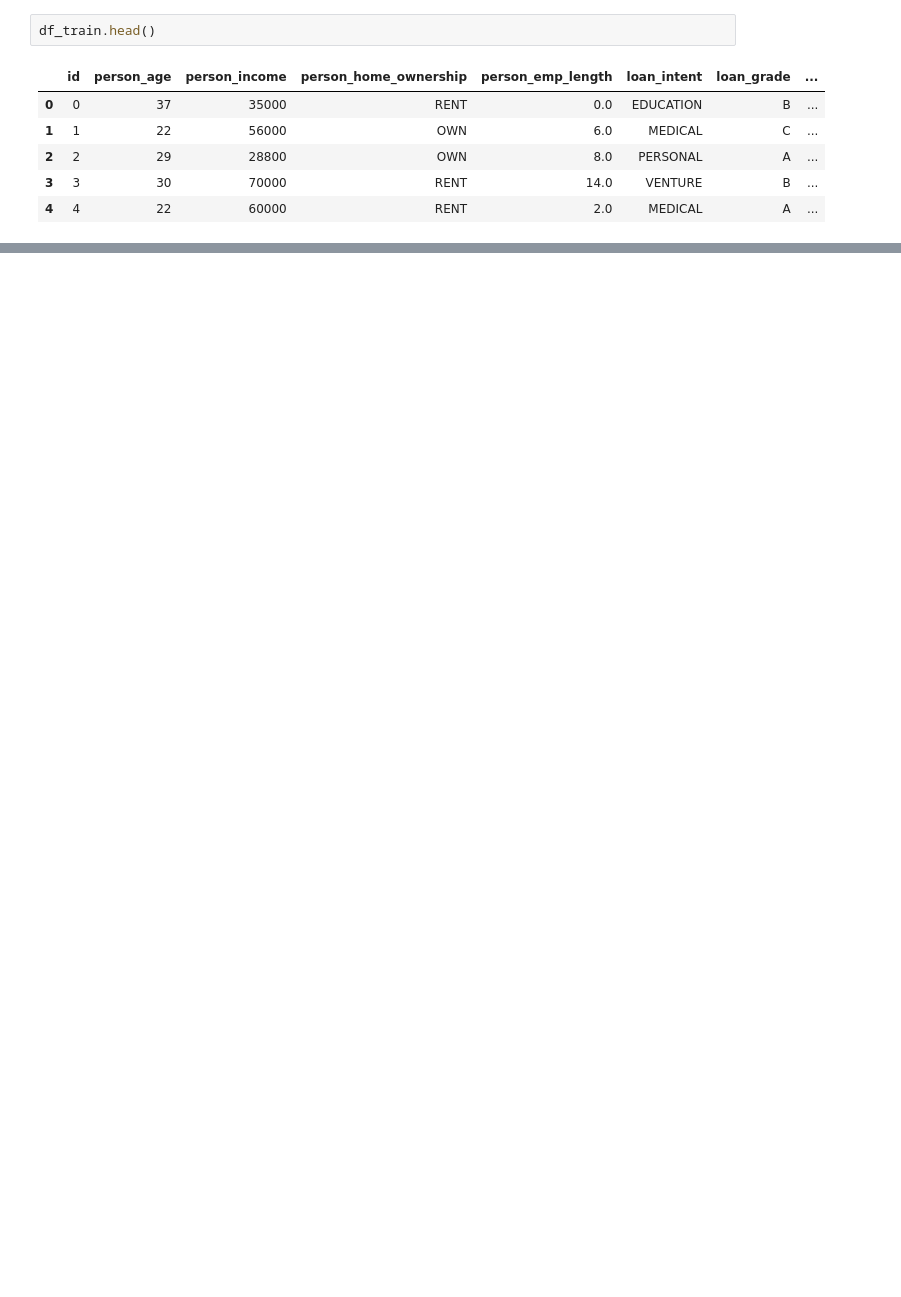
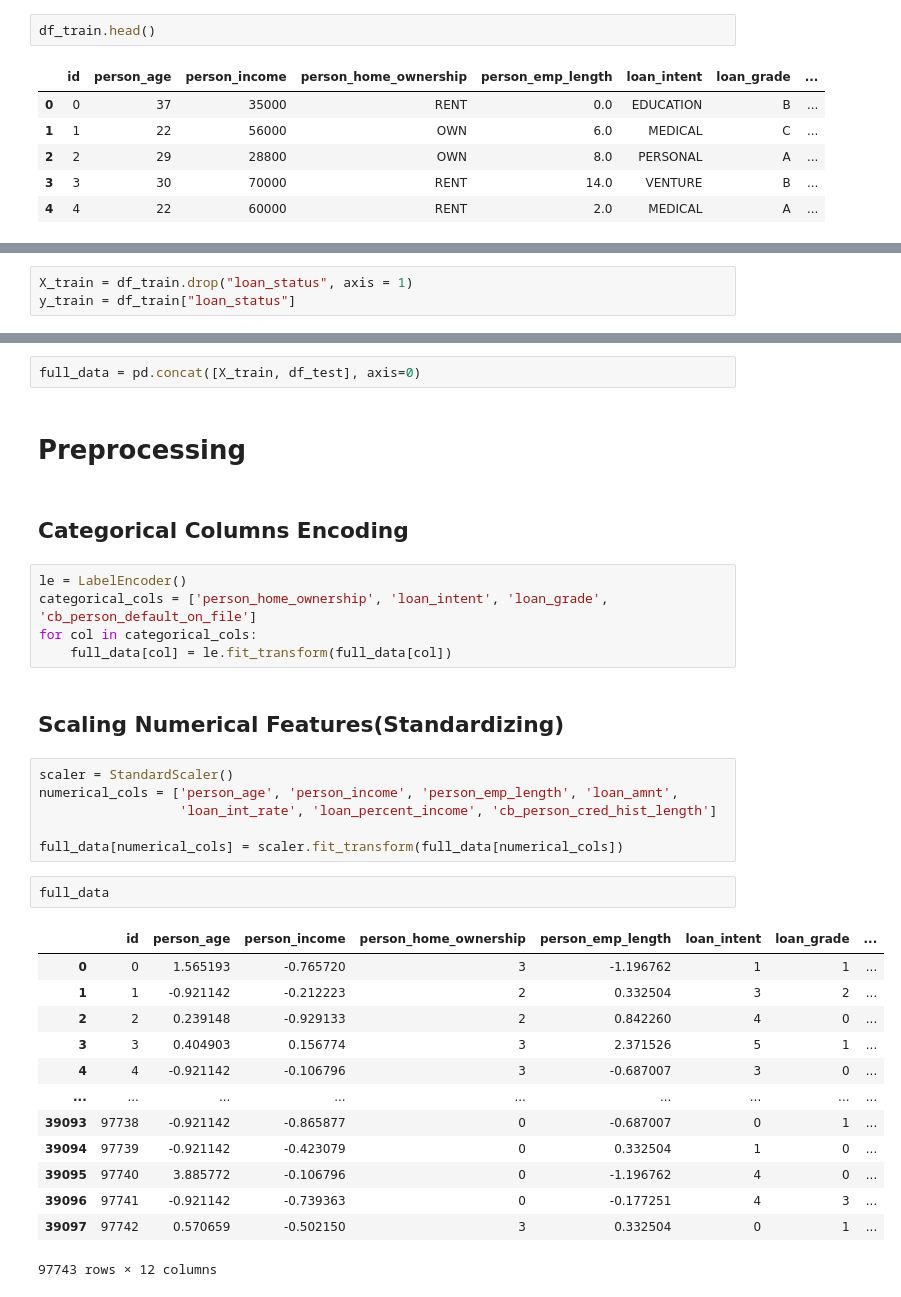
Before and after one commit to fkaan/loan-approval-prediction, a Jupyter notebook: loan-approval-prediction.ipynb, the cells around one changed output, grey strips where cells are left out. Saved outputs shown, nothing was run; the diff lists cells and outputs as text; blank space fills up the shorter version.

```diff
--- a/loan-approval-prediction.ipynb
+++ b/loan-approval-prediction.ipynb
@@ -255,0 +70,3 @@ Validation Loss: 1.168511891000021e-23, Validation Accuracy: 1.0
+# %%
+X_train = df_train.drop("loan_status", axis = 1)
+y_train = df_train["loan_status"]
@@ -255,0 +75,35 @@ Validation Loss: 1.168511891000021e-23, Validation Accuracy: 1.0
+# %%
+full_data = pd.concat([X_train, df_test], axis=0)
+# %% [markdown]
+# Preprocessing
+# %% [markdown]
+## Categorical Columns Encoding
+# %%
+le = LabelEncoder()
+categorical_cols = ['person_home_ownership', 'loan_intent', 'loan_grade', 'cb_person_default_on_file']
+for col in categorical_cols:
+    full_data[col] = le.fit_transform(full_data[col])
+# %% [markdown]
+## Scaling Numerical Features(Standardizing)
+# %%
+scaler = StandardScaler()
+numerical_cols = ['person_age', 'person_income', 'person_emp_length', 'loan_amnt',
+                  'loan_int_rate', 'loan_percent_income', 'cb_person_cred_hist_length']
+
+full_data[numerical_cols] = scaler.fit_transform(full_data[numerical_cols])
+# %%
+full_data
+# %% [output]
+|  | id | person_age | person_income | person_home_ownership | person_emp_length | loan_intent | loan_grade | ... |
+| 0 | 0 | 1.565193 | -0.765720 | 3 | -1.196762 | 1 | 1 | ... |
+| 1 | 1 | -0.921142 | -0.212223 | 2 | 0.332504 | 3 | 2 | ... |
+| 2 | 2 | 0.239148 | -0.929133 | 2 | 0.842260 | 4 | 0 | ... |
+| 3 | 3 | 0.404903 | 0.156774 | 3 | 2.371526 | 5 | 1 | ... |
+| 4 | 4 | -0.921142 | -0.106796 | 3 | -0.687007 | 3 | 0 | ... |
+| ... | ... | ... | ... | ... | ... | ... | ... | ... |
+| 39093 | 97738 | -0.921142 | -0.865877 | 0 | -0.687007 | 0 | 1 | ... |
+| 39094 | 97739 | -0.921142 | -0.423079 | 0 | 0.332504 | 1 | 0 | ... |
+| 39095 | 97740 | 3.885772 | -0.106796 | 0 | -1.196762 | 4 | 0 | ... |
+| 39096 | 97741 | -0.921142 | -0.739363 | 0 | -0.177251 | 4 | 3 | ... |
+| 39097 | 97742 | 0.570659 | -0.502150 | 3 | 0.332504 | 0 | 1 | ... |
+97743 rows × 12 columns
```
Also changed, not shown: parts of 47 cells of this notebook.
